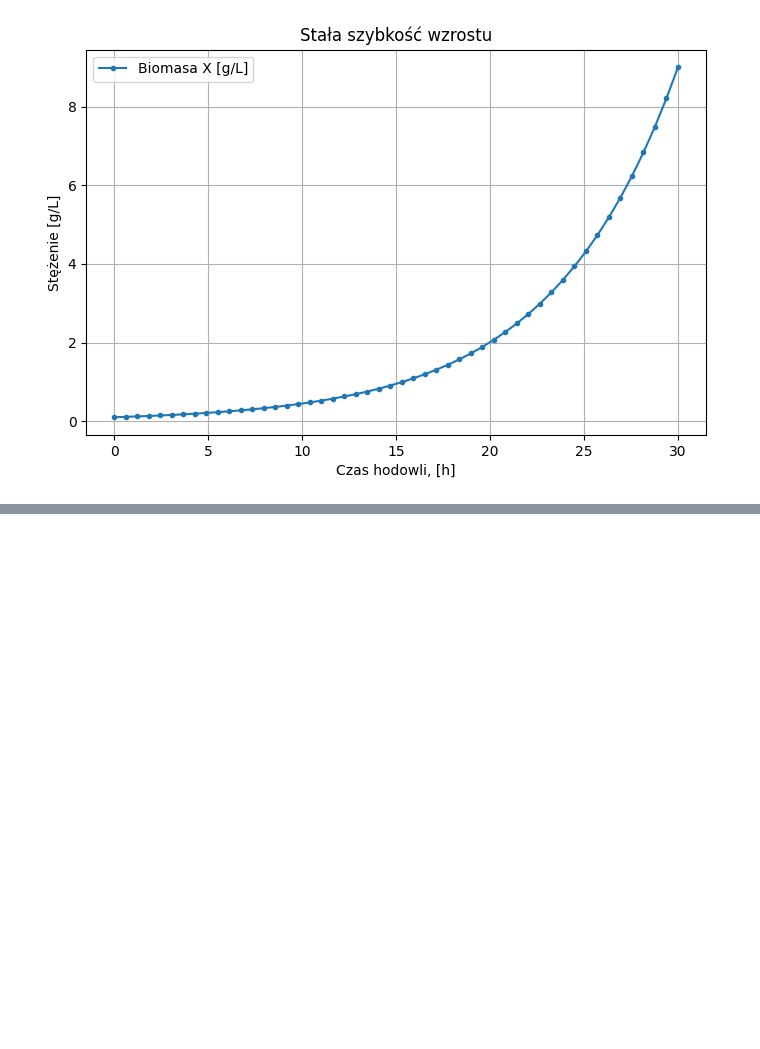
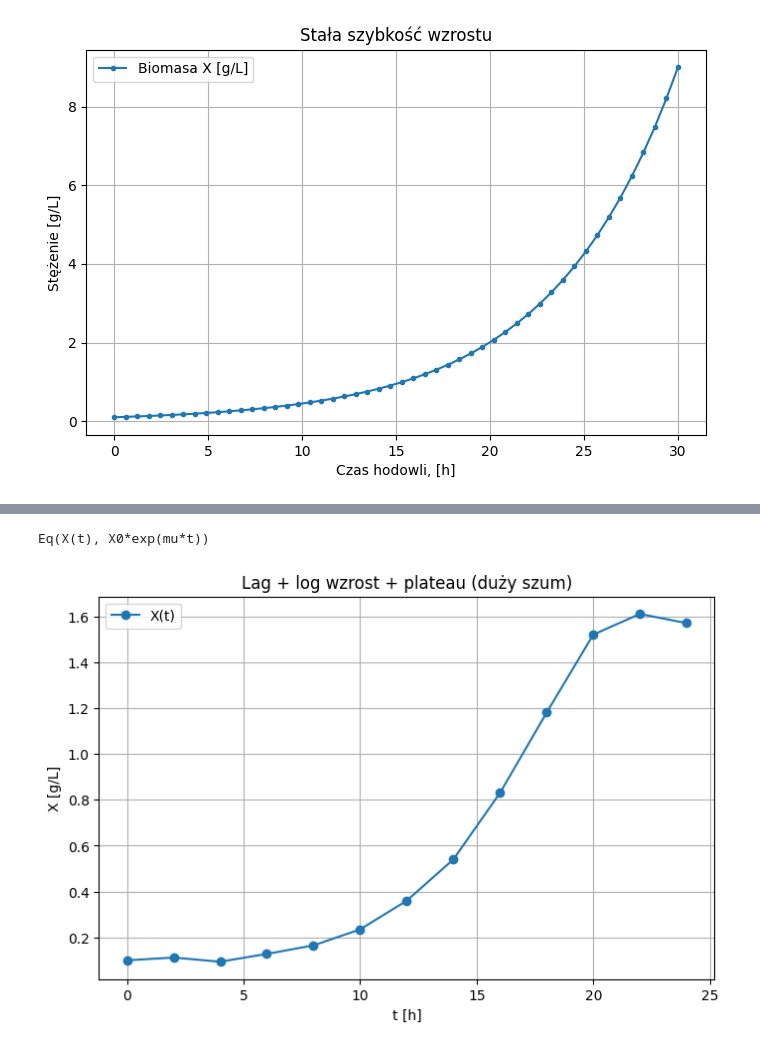
Before and after one commit to sbednarz/ModelowanieProcesowBiotechnologicznych2026, a Jupyter notebook: kinetyka_bioprocesów/02 modele wzrostu podstawy.ipynb, the cells around one changed output, grey strips where cells are left out. Saved outputs shown, nothing was run; the diff lists cells and outputs as text; code cells hidden in the pictures; blank space fills up the shorter version.

```diff
--- a/kinetyka_bioprocesów/02 modele wzrostu podstawy.ipynb
+++ b/kinetyka_bioprocesów/02 modele wzrostu podstawy.ipynb
@@ -318,0 +452,47 @@ gdzie $t_d$ oznacza **czas podwojenia biomasy**.
+# %%
+import sympy as sp
+
+t = sp.symbols('t')
+mu, X0 = sp.symbols('mu X0', positive=True)
+X = sp.Function('X')
+
+ode = sp.Eq(sp.diff(X(t), t), mu * X(t))
+
+sol = sp.dsolve(ode, ics={X(0): X0}) # ics = warunek początkowy
+print(sol)
+# %% [output]
+Eq(X(t), X0*exp(mu*t))
+# %%
+
+import numpy as np
+
+t = np.array([0, 2, 4, 6, 8, 10, 12, 14, 16, 18, 20, 22, 24])
+
+X = np.array([
+    0.100,  # 0 h   lag
+    0.112,  # 2 h   lag
+    0.094,  # 4 h   lag
+    0.128,  # 6 h   początek fazy log
+    0.165,  # 8 h
+    0.235,  # 10 h
+    0.360,  # 12 h
+    0.540,  # 14 h
+    0.830,  # 16 h
+    1.180,  # 18 h
+    1.520,  # 20 h   koniec log
+    1.610,  # 22 h   plateau
+    1.570   # 24 h   plateau + szum
+])
+# %%
+import matplotlib.pyplot as plt
+
+plt.figure(figsize=(8, 5))
+plt.plot(t, X, 'o-', label='X(t)')
+plt.xlabel("t [h]")
+plt.ylabel("X [g/L]")
+plt.title("Lag + log wzrost + plateau (duży szum)")
+plt.grid(True)
+plt.legend()
+plt.show()
+# %% [output]
+[figure, added]
```
Also changed, not shown: parts of 13 cells of this notebook.
